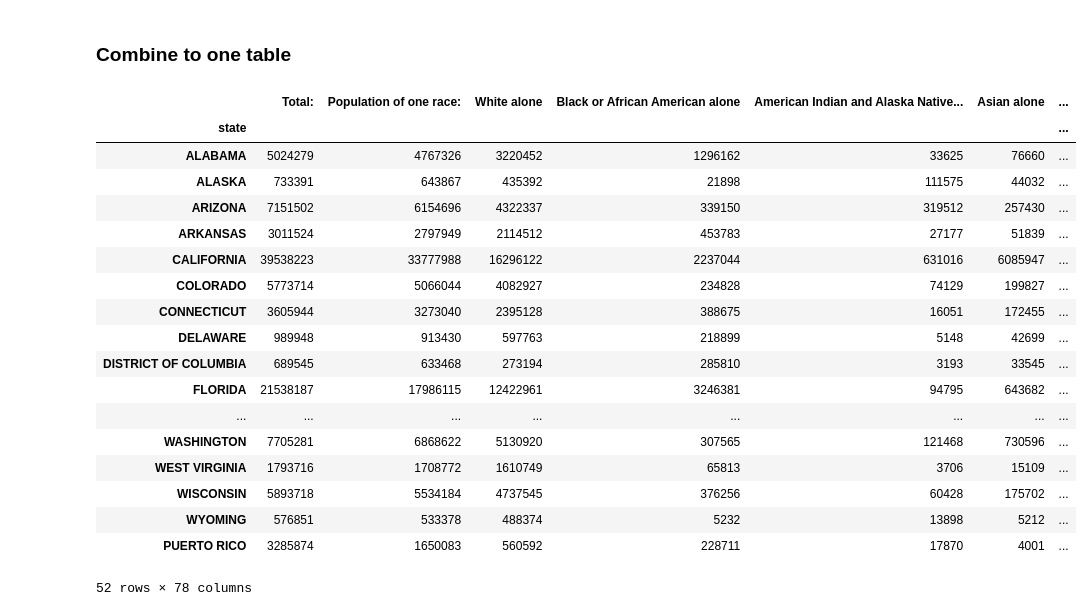
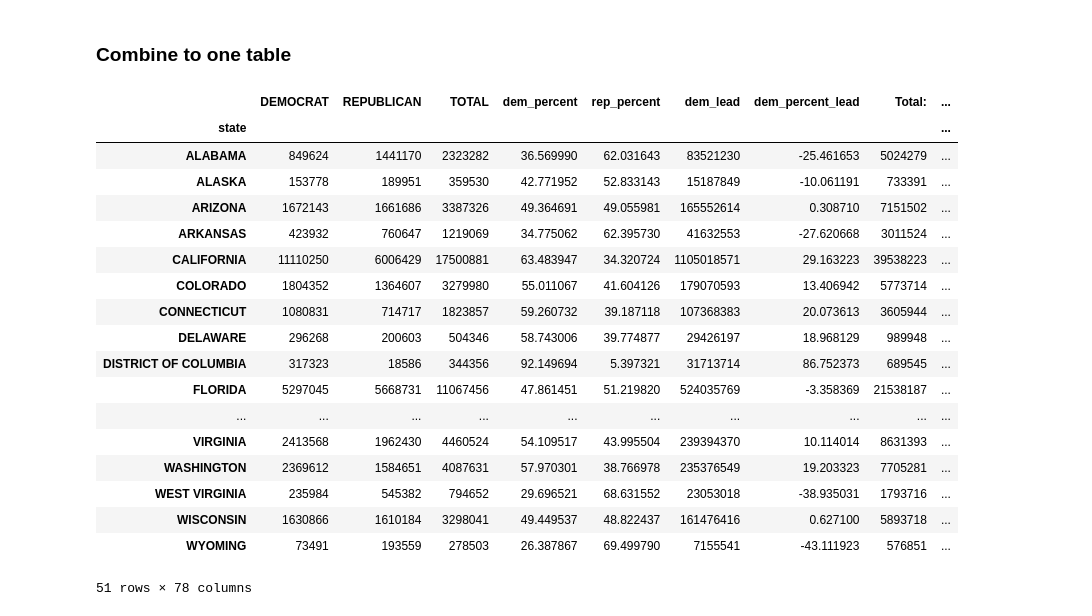
Before and after one commit to saylorsd/minority-rule, a Jupyter notebook: join.ipynb, the cells around one changed output. Saved outputs shown, nothing was run; the diff lists cells and outputs as text; code cells hidden in the pictures.

```diff
--- a/join.ipynb
+++ b/join.ipynb
@@ -255,27 +255,27 @@ state_elect_df
 # %% [markdown]
 ### Combine to one table
 # %%
-state_full_df = state_demog_df.join(state_elect_df)
+state_full_df = state_elect_df.join(state_demog_df)
 state_full_df.index.name = 'state'
 state_full_df.to_csv('state-combined.csv')
 state_full_df
 # %% [output]
-|  | Total: | Population of one race: | White alone | Black or African American alone | American Indian and Alaska Native... | Asian alone | ... |
-| state |  |  |  |  |  |  | ... |
-| ALABAMA | 5024279 | 4767326 | 3220452 | 1296162 | 33625 | 76660 | ... |
-| ALASKA | 733391 | 643867 | 435392 | 21898 | 111575 | 44032 | ... |
-| ARIZONA | 7151502 | 6154696 | 4322337 | 339150 | 319512 | 257430 | ... |
-| ARKANSAS | 3011524 | 2797949 | 2114512 | 453783 | 27177 | 51839 | ... |
-| CALIFORNIA | 39538223 | 33777988 | 16296122 | 2237044 | 631016 | 6085947 | ... |
-| COLORADO | 5773714 | 5066044 | 4082927 | 234828 | 74129 | 199827 | ... |
-| CONNECTICUT | 3605944 | 3273040 | 2395128 | 388675 | 16051 | 172455 | ... |
-| DELAWARE | 989948 | 913430 | 597763 | 218899 | 5148 | 42699 | ... |
-| DISTRICT OF COLUMBIA | 689545 | 633468 | 273194 | 285810 | 3193 | 33545 | ... |
-| FLORIDA | 21538187 | 17986115 | 12422961 | 3246381 | 94795 | 643682 | ... |
-| ... | ... | ... | ... | ... | ... | ... | ... |
-| WASHINGTON | 7705281 | 6868622 | 5130920 | 307565 | 121468 | 730596 | ... |
-| WEST VIRGINIA | 1793716 | 1708772 | 1610749 | 65813 | 3706 | 15109 | ... |
-| WISCONSIN | 5893718 | 5534184 | 4737545 | 376256 | 60428 | 175702 | ... |
-| WYOMING | 576851 | 533378 | 488374 | 5232 | 13898 | 5212 | ... |
-| PUERTO RICO | 3285874 | 1650083 | 560592 | 228711 | 17870 | 4001 | ... |
+|  | DEMOCRAT | REPUBLICAN | TOTAL | dem_percent | rep_percent | dem_lead | dem_percent_lead | Total: | ... |
+| state |  |  |  |  |  |  |  |  | ... |
+| ALABAMA | 849624 | 1441170 | 2323282 | 36.569990 | 62.031643 | 83521230 | -25.461653 | 5024279 | ... |
+| ALASKA | 153778 | 189951 | 359530 | 42.771952 | 52.833143 | 15187849 | -10.061191 | 733391 | ... |
+| ARIZONA | 1672143 | 1661686 | 3387326 | 49.364691 | 49.055981 | 165552614 | 0.308710 | 7151502 | ... |
+| ARKANSAS | 423932 | 760647 | 1219069 | 34.775062 | 62.395730 | 41632553 | -27.620668 | 3011524 | ... |
+| CALIFORNIA | 11110250 | 6006429 | 17500881 | 63.483947 | 34.320724 | 1105018571 | 29.163223 | 39538223 | ... |
+| COLORADO | 1804352 | 1364607 | 3279980 | 55.011067 | 41.604126 | 179070593 | 13.406942 | 5773714 | ... |
+| CONNECTICUT | 1080831 | 714717 | 1823857 | 59.260732 | 39.187118 | 107368383 | 20.073613 | 3605944 | ... |
+| DELAWARE | 296268 | 200603 | 504346 | 58.743006 | 39.774877 | 29426197 | 18.968129 | 989948 | ... |
+| DISTRICT OF COLUMBIA | 317323 | 18586 | 344356 | 92.149694 | 5.397321 | 31713714 | 86.752373 | 689545 | ... |
+| FLORIDA | 5297045 | 5668731 | 11067456 | 47.861451 | 51.219820 | 524035769 | -3.358369 | 21538187 | ... |
+| ... | ... | ... | ... | ... | ... | ... | ... | ... | ... |
+| VIRGINIA | 2413568 | 1962430 | 4460524 | 54.109517 | 43.995504 | 239394370 | 10.114014 | 8631393 | ... |
+| WASHINGTON | 2369612 | 1584651 | 4087631 | 57.970301 | 38.766978 | 235376549 | 19.203323 | 7705281 | ... |
+| WEST VIRGINIA | 235984 | 545382 | 794652 | 29.696521 | 68.631552 | 23053018 | -38.935031 | 1793716 | ... |
+| WISCONSIN | 1630866 | 1610184 | 3298041 | 49.449537 | 48.822437 | 161476416 | 0.627100 | 5893718 | ... |
+| WYOMING | 73491 | 193559 | 278503 | 26.387867 | 69.499790 | 7155541 | -43.111923 | 576851 | ... |
-52 rows × 78 columns
+51 rows × 78 columns
```
Also changed, not shown: parts of 1 cell of this notebook, 4 other files.
